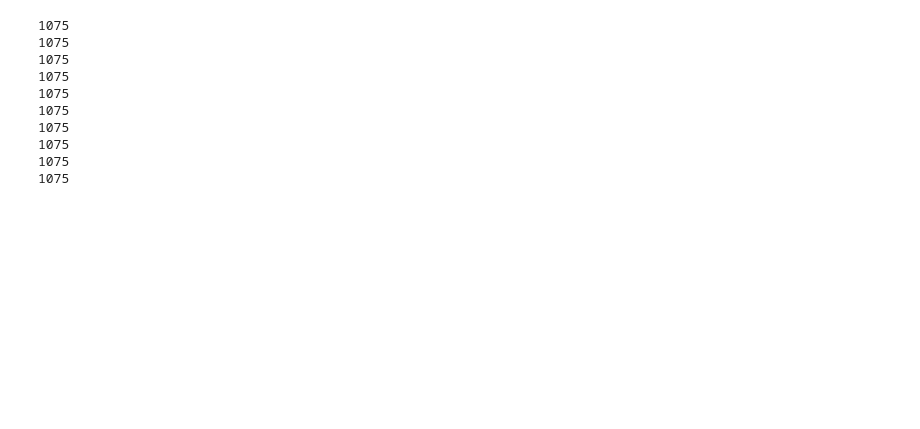
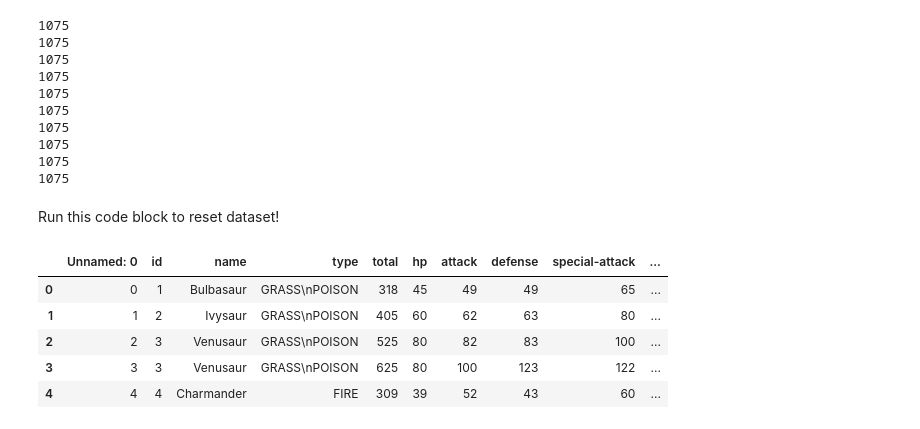
Before and after one commit to Salah3422/Pokedex, a Jupyter notebook: pokedex_analysis.ipynb, the cells around one changed output. Saved outputs shown, nothing was run; the diff lists cells and outputs as text; code cells hidden in the pictures; blank space fills up the shorter version.

```diff
--- a/pokedex_analysis.ipynb
+++ b/pokedex_analysis.ipynb
@@ -93,0 +94,16 @@ df.columns = columns
+# %% [markdown]
+Run this code block to reset dataset!
+# %%
+# convert file to csv
+import os
+os.makedirs('C:/Users/Salah/Documents/apps/pokedex-app/datasets', exist_ok=True) # create new folder in project directory to store dataset
+df.to_csv("datasets/pokedex.csv") # converts dataset to csv file
+df = pd.read_csv('datasets/pokedex.csv') # read and save file and check the first 5 entries
+df.head()
+# %% [output]
+|  | Unnamed: 0 | id | name | type | total | hp | attack | defense | special-attack | ... |
+| 0 | 0 | 1 | Bulbasaur | GRASS\nPOISON | 318 | 45 | 49 | 49 | 65 | ... |
+| 1 | 1 | 2 | Ivysaur | GRASS\nPOISON | 405 | 60 | 62 | 63 | 80 | ... |
+| 2 | 2 | 3 | Venusaur | GRASS\nPOISON | 525 | 80 | 82 | 83 | 100 | ... |
+| 3 | 3 | 3 | Venusaur | GRASS\nPOISON | 625 | 80 | 100 | 123 | 122 | ... |
+| 4 | 4 | 4 | Charmander | FIRE | 309 | 39 | 52 | 43 | 60 | ... |
```
Also changed, not shown: parts of 21 cells of this notebook, 5 other files.
